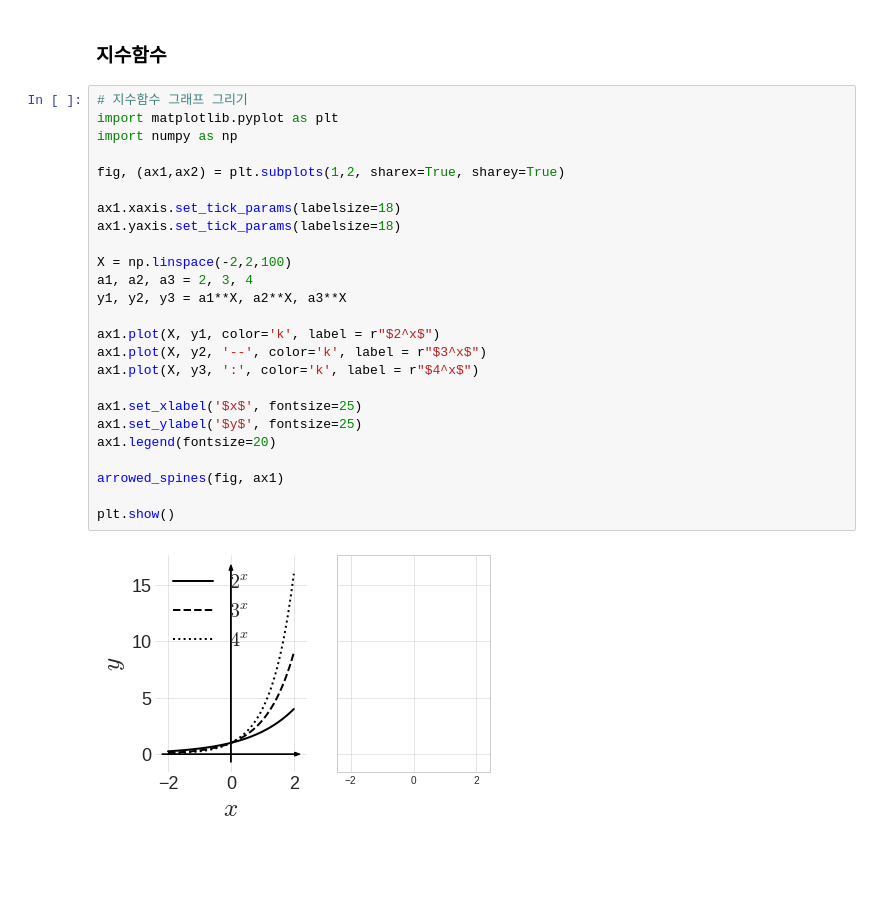
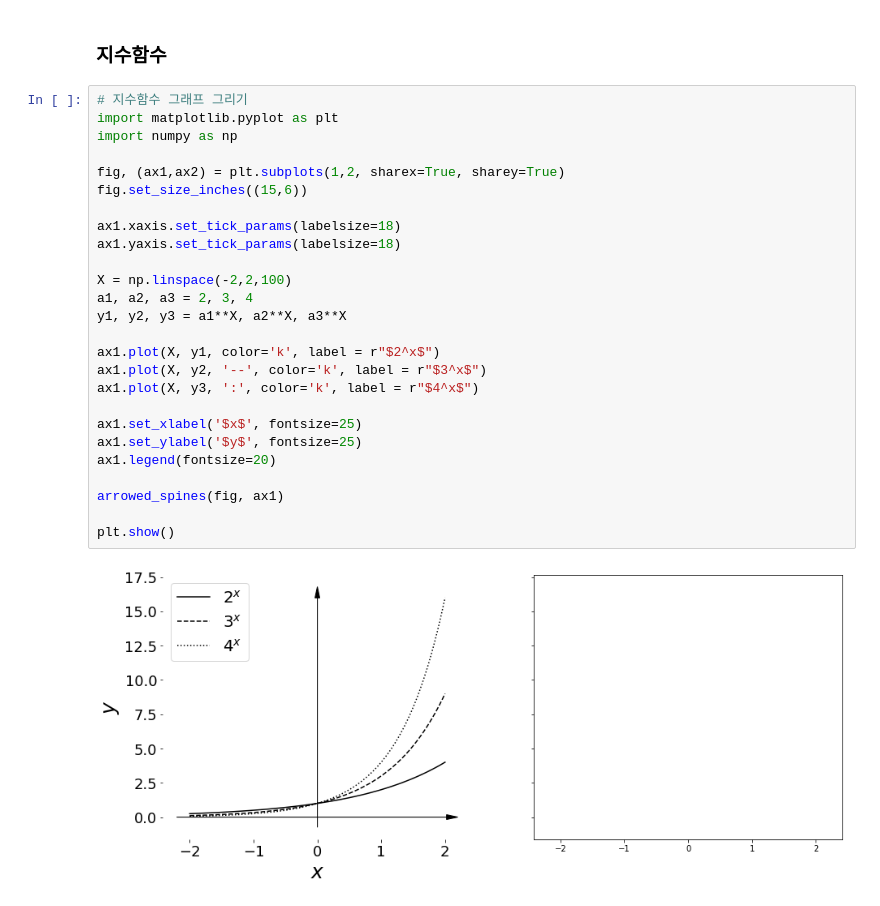
Before and after one commit to chw8207/math_basic, a Jupyter notebook: 함수.ipynb, the cells around one changed output. Cells and saved outputs as stored; diff of their text form; blank space fills up the shorter version.

```diff
--- a/함수.ipynb
+++ b/함수.ipynb
@@ -76,27 +76,28 @@ plt.show()
 # %%
 # 지수함수 그래프 그리기
 import matplotlib.pyplot as plt
 import numpy as np
 
 fig, (ax1,ax2) = plt.subplots(1,2, sharex=True, sharey=True)
+fig.set_size_inches((15,6))
 
 ax1.xaxis.set_tick_params(labelsize=18)
 ax1.yaxis.set_tick_params(labelsize=18)
 
 X = np.linspace(-2,2,100)
 a1, a2, a3 = 2, 3, 4
 y1, y2, y3 = a1**X, a2**X, a3**X
 
 ax1.plot(X, y1, color='k', label = r"$2^x$")
 ax1.plot(X, y2, '--', color='k', label = r"$3^x$")
 ax1.plot(X, y3, ':', color='k', label = r"$4^x$")
 
 ax1.set_xlabel('$x$', fontsize=25)
 ax1.set_ylabel('$y$', fontsize=25)
 ax1.legend(fontsize=20)
 
 arrowed_spines(fig, ax1)
 
 plt.show()
 # %% [output]
-[figure, old version]
+[figure, new version]
```
